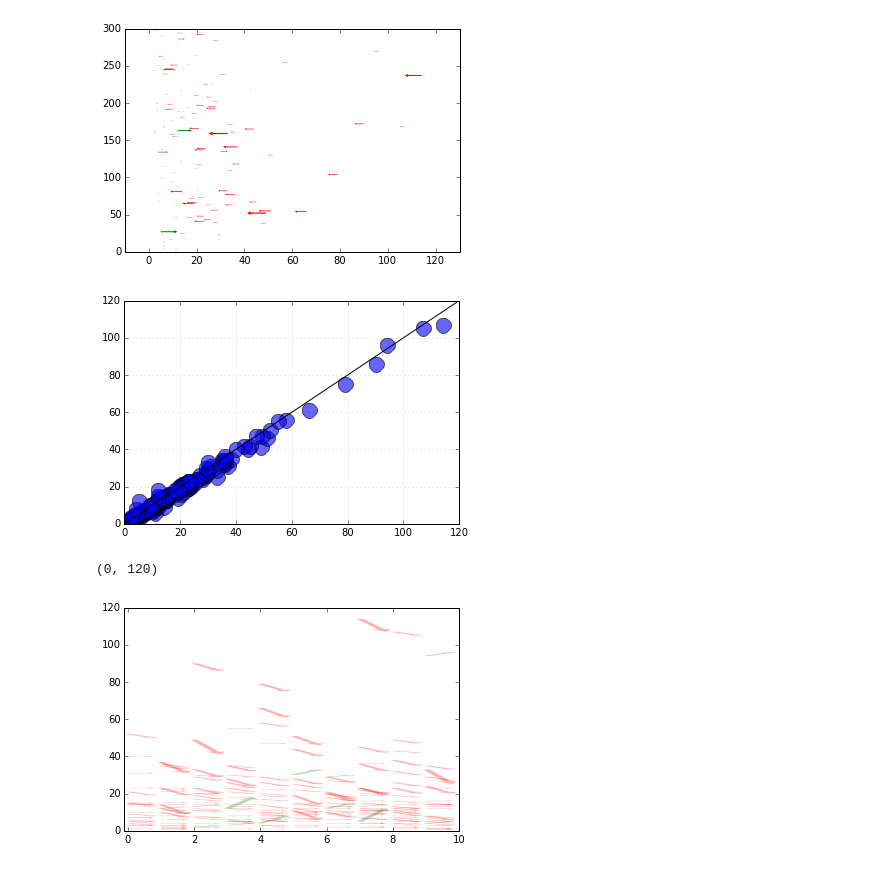
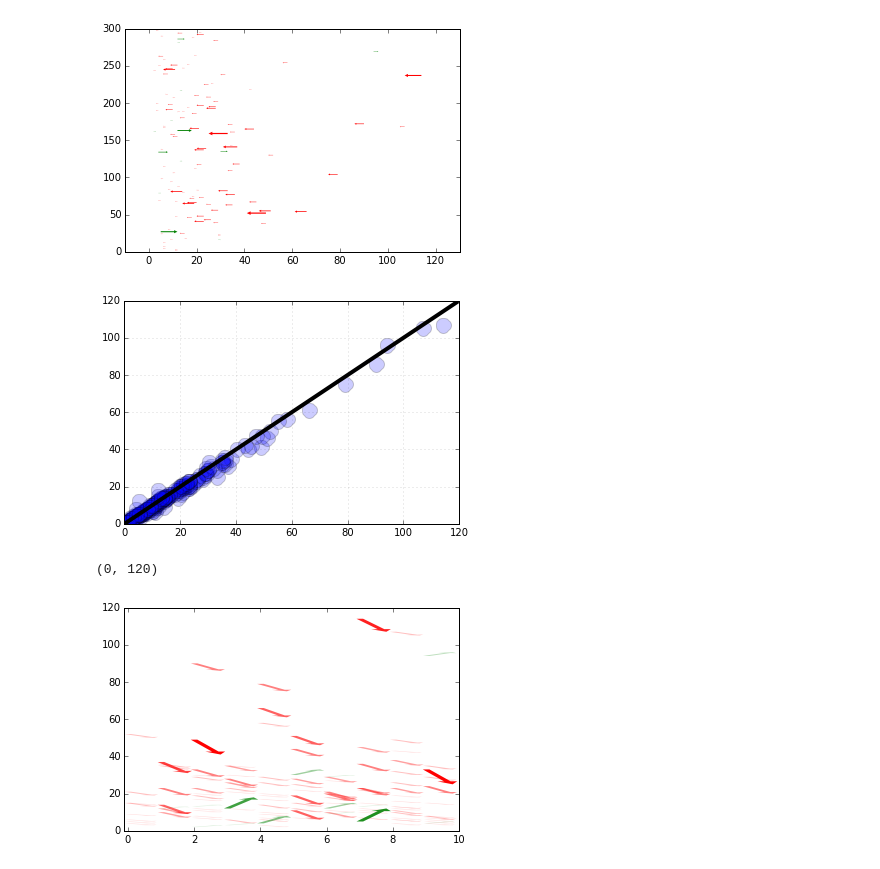
Before and after one commit to mglerner/CurriculumViz, a Jupyter notebook: Testbed.ipynb, the cells around one changed output. Saved outputs shown, nothing was run; the diff lists cells and outputs as text; code cells hidden in the pictures.

```diff
--- a/Testbed.ipynb
+++ b/Testbed.ipynb
@@ -58,7 +58,7 @@ df
 plt.clf()
 ax = plt.gca()
 for (i,row) in df.iterrows():
-    delta = row['Actual Enrollment']-row['Census Enrollment1']
+    delta = row['Delta']
     if delta > 0:
         fc = 'green'
     else:
@@ -114,36 +114,36 @@ fig, ax = plt.subplots()
 ax.grid(True, alpha=0.3)
 points = ax.plot(df['Census Enrollment1'] + np.random.rand(N)*.2, # add some scatter so we can zoom in.
                  df['Actual Enrollment'] + np.random.rand(N)*.2,
                  'o',
                  color='b',
-                 mec='k', ms=15, mew=1, alpha=.6)
+                 mec='k', ms=15, mew=1, alpha=.2)
 css = """
 table
 {
   border-collapse: collapse;
 }
 th
 {
   color: #ffffff;
   background-color: #000000;
 }
 td
 {
   background-color: #cccccc;
 }
 table, th, td
 {
   font-family:Arial, Helvetica, sans-serif;
   border: 1px solid black;
   text-align: right;
 }
 """
 tooltip = plugins.PointHTMLTooltip(points[0], labels,
                                    voffset=10, hoffset=10, css=css)
 plugins.connect(fig, tooltip)
-line = ax.plot(range(120),range(120),'k-')
+line = ax.plot(range(120),range(120),'k-',linewidth=4,zorder=10)
 # %% [output]
-[figure, old version]
+[figure, new version]
 # %%
 plt.clf()
 ax = plt.gca()
@@ -161,7 +161,7 @@ for (i,row) in df.iterrows():
         #width=delta,
         facecolor=fc,
         linewidth=0,
-        alpha=0.3,
+        alpha=abs(delta/8.0),
         )
     ax.add_patch(p)
 ax.set_xlim((-0.1,10))
@@ -169,4 +169,4 @@ ax.set_ylim((0,120))
 # Not quite sure how to label this yet.
 # %% [output]
 (0, 120)
-[figure, old version]
+[figure, new version]
```
Also changed, not shown: parts of 1 cell of this notebook.
